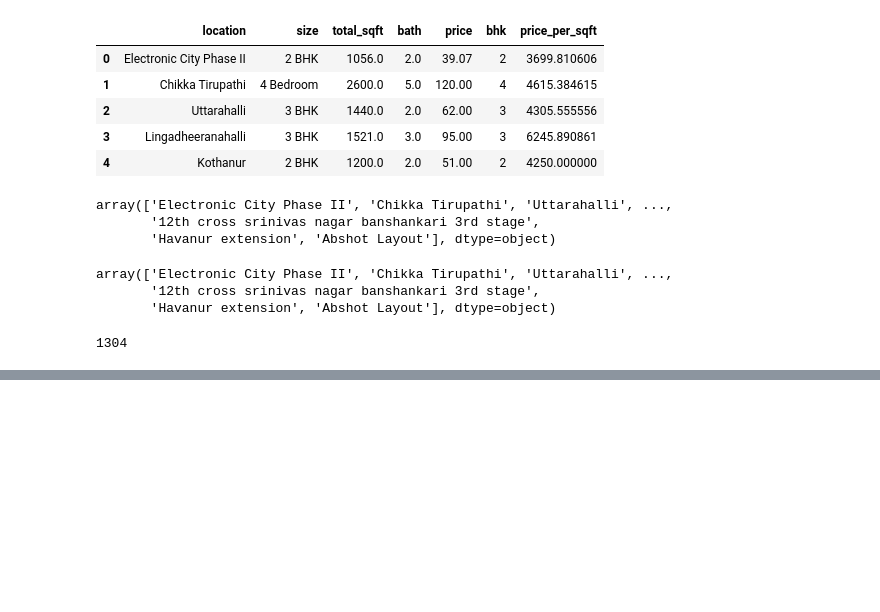
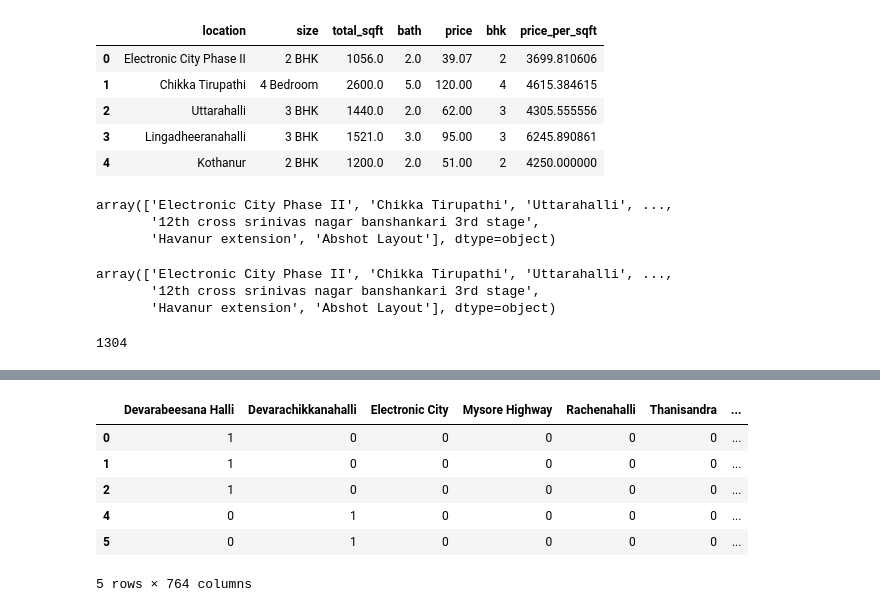
Before and after one commit to akakshat/Real-Estate-Price-Prediction, a Jupyter notebook: Real Estate Price Prediction.ipynb, the cells around one changed output, grey strips where cells are left out. Saved outputs shown, nothing was run; the diff lists cells and outputs as text; code cells hidden in the pictures; blank space fills up the shorter version.

```diff
--- a/Real Estate Price Prediction.ipynb
+++ b/Real Estate Price Prediction.ipynb
@@ -363,0 +370,11 @@ df10.head()
+# %%
+dummies = pd.get_dummies(df10.location)
+dummies.head()
+# %% [output]
+|  | Devarabeesana Halli | Devarachikkanahalli | Electronic City | Mysore Highway | Rachenahalli | Thanisandra | ... |
+| 0 | 1 | 0 | 0 | 0 | 0 | 0 | ... |
+| 1 | 1 | 0 | 0 | 0 | 0 | 0 | ... |
+| 2 | 1 | 0 | 0 | 0 | 0 | 0 | ... |
+| 4 | 0 | 1 | 0 | 0 | 0 | 0 | ... |
+| 5 | 0 | 1 | 0 | 0 | 0 | 0 | ... |
+5 rows × 764 columns
```
Also changed, not shown: parts of 45 cells of this notebook.
